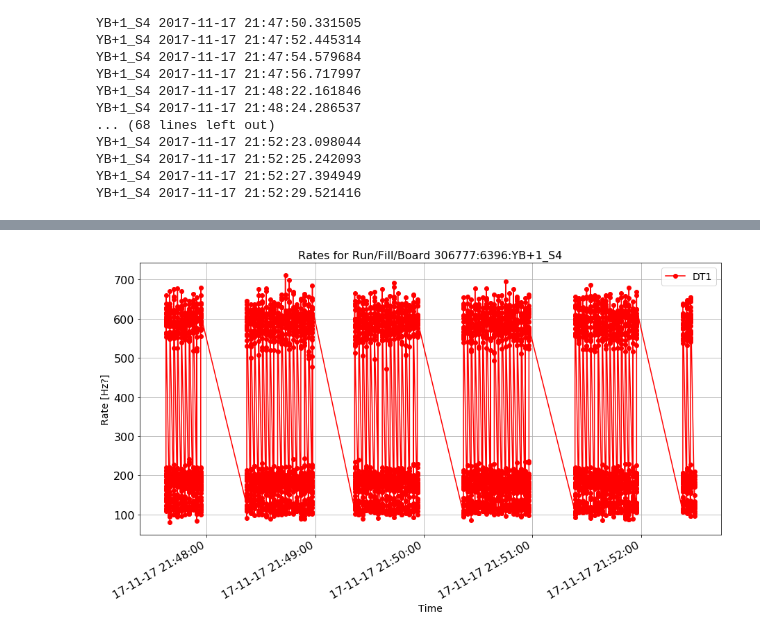
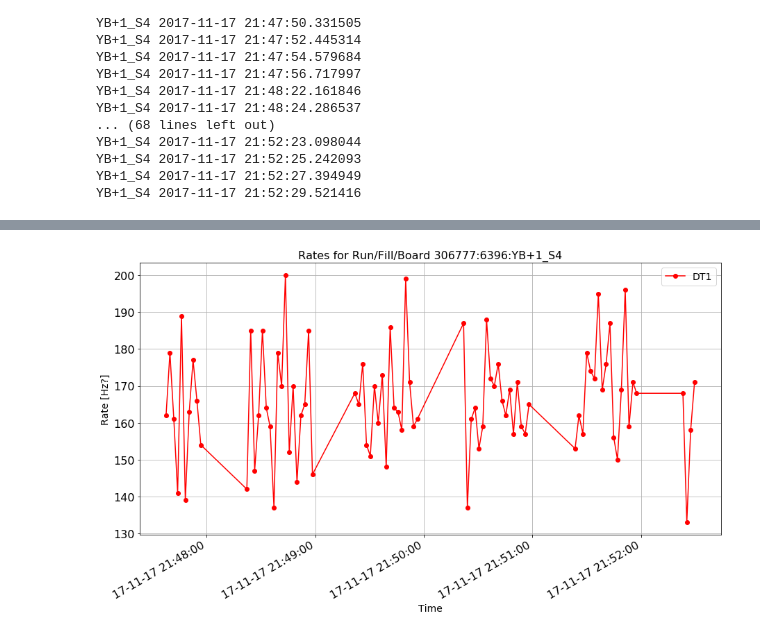
Before and after one commit to merveince92/RPCTriggerRateMonitoringWithML, a Jupyter notebook: inst_lumi_extractor.ipynb, the cells around one changed output, grey strips where cells are left out. Drawn from its saved outputs; the diff is of its cells as text; code cells hidden in the pictures.

```diff
--- a/inst_lumi_extractor.ipynb
+++ b/inst_lumi_extractor.ipynb
@@ -227,7 +227,8 @@ YB+1_S4 2017-11-17 21:52:29.521416
 # %%
 def plot_rate(df, x_val, y_val, z_val, title):
     df_temp = df.copy()
-    df_temp[df_temp.board == 'YB+1_S4']
+    crit = df_temp["board"] == "YB+1_S4"
+    df_temp = df_temp[crit]
     print df_temp
     import datetime
     import matplotlib.dates as mdates
@@ -239,7 +240,7 @@ def plot_rate(df, x_val, y_val, z_val, title):
     ax.xaxis.set_major_formatter(xfmt)
     ax.grid()
     fig.autofmt_xdate()
-    plt.plot(df[x_val], df[y_val], 'ro-')
+    plt.plot(df_temp[x_val], df_temp[y_val], 'ro-')
     plt.title(title)
     plt.legend(loc="best")
     plt.show();
@@ -267 +268 @@ plot_rate(df_rates, "time", "DT1", "YB+1_S4", "Rates for Run/Fill/Board "+int_lu
-[figure, old version]
+[figure, new version]
```
Also changed, not shown: parts of 1 cell of this notebook.
